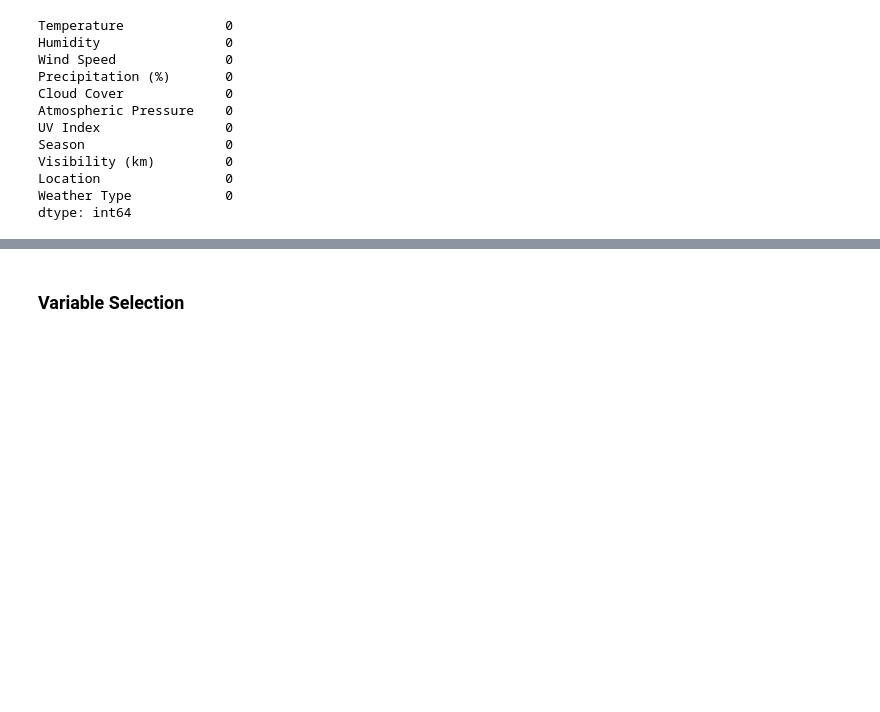
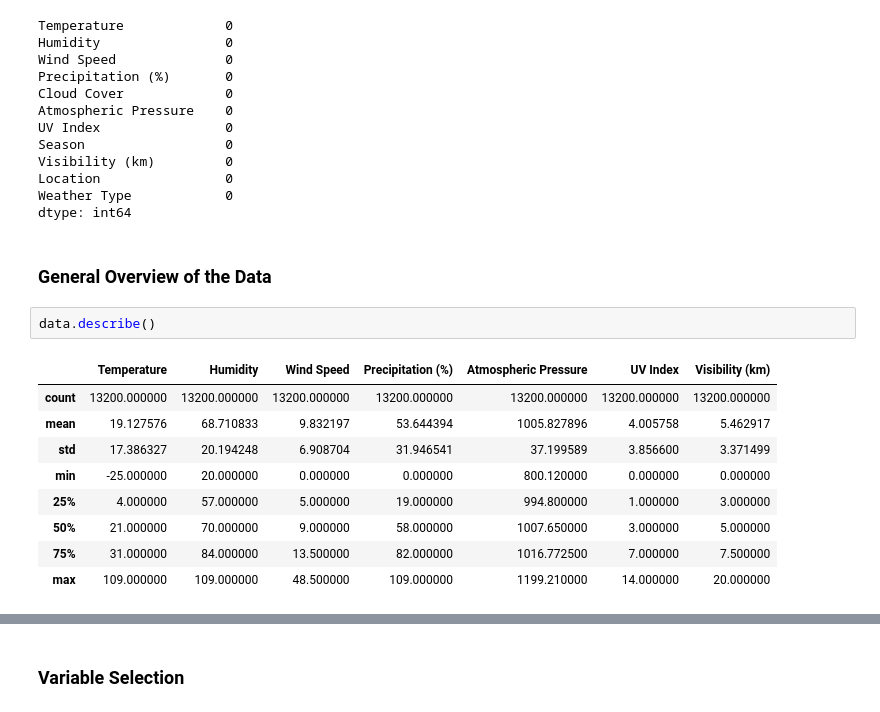
Before and after one commit to ProntoSbinalla/Deep-Learning, a Jupyter notebook: Notebooks/ANN - Weather Classification.ipynb, the cells around one changed output, grey strips where cells are left out. Cells and saved outputs as stored; diff of their text form; blank space fills up the shorter version.

```diff
--- a/Notebooks/ANN - Weather Classification.ipynb
+++ b/Notebooks/ANN - Weather Classification.ipynb
@@ -45,3 +64,17 @@ Visibility (km)         0
 Location                0
 Weather Type            0
 dtype: int64
+# %% [markdown]
+### General Overview of the Data
+# %%
+data.describe()
+# %% [output]
+|  | Temperature | Humidity | Wind Speed | Precipitation (%) | Atmospheric Pressure | UV Index | Visibility (km) |
+| count | 13200.000000 | 13200.000000 | 13200.000000 | 13200.000000 | 13200.000000 | 13200.000000 | 13200.000000 |
+| mean | 19.127576 | 68.710833 | 9.832197 | 53.644394 | 1005.827896 | 4.005758 | 5.462917 |
+| std | 17.386327 | 20.194248 | 6.908704 | 31.946541 | 37.199589 | 3.856600 | 3.371499 |
+| min | -25.000000 | 20.000000 | 0.000000 | 0.000000 | 800.120000 | 0.000000 | 0.000000 |
+| 25% | 4.000000 | 57.000000 | 5.000000 | 19.000000 | 994.800000 | 1.000000 | 3.000000 |
+| 50% | 21.000000 | 70.000000 | 9.000000 | 58.000000 | 1007.650000 | 3.000000 | 5.000000 |
+| 75% | 31.000000 | 84.000000 | 13.500000 | 82.000000 | 1016.772500 | 7.000000 | 7.500000 |
+| max | 109.000000 | 109.000000 | 48.500000 | 109.000000 | 1199.210000 | 14.000000 | 20.000000 |
```
Also changed, not shown: parts of 10 cells of this notebook.
